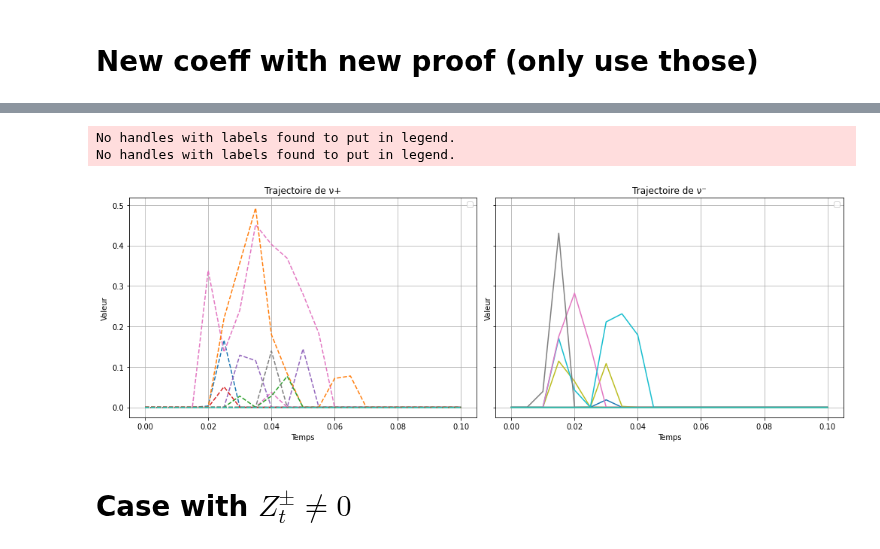
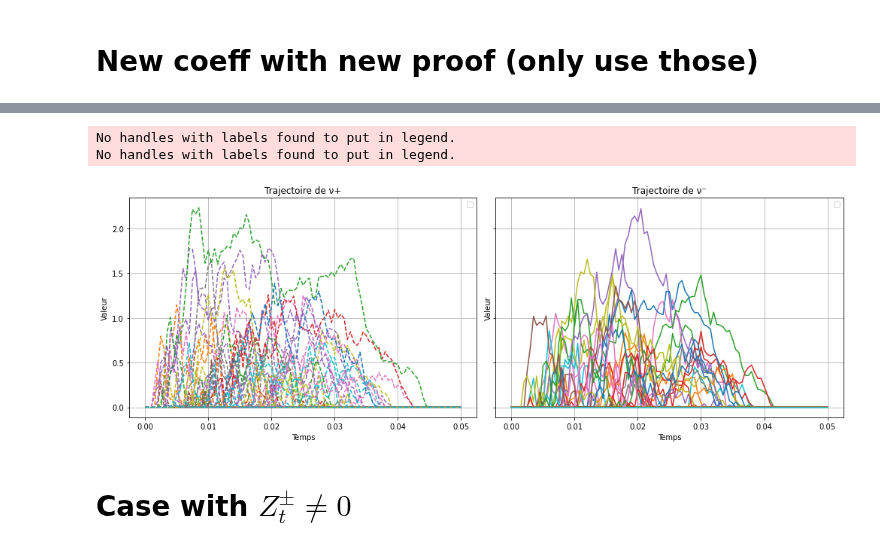
Before and after one commit to AdrienMathieu-eng/Nash-Equilibrium-, a Jupyter notebook: FBSDE_system.ipynb, the cells around one changed output, grey strips where cells are left out. Cells and saved outputs as stored; diff of their text form; code cells hidden in the pictures.

```diff
--- a/FBSDE_system.ipynb
+++ b/FBSDE_system.ipynb
@@ -68,16 +68,18 @@ print(test_params())
 # %% [markdown]
 # New coeff with new proof (only use those)
 # %%
-Kappa = .1
-KKappa = .1
+Kappa = .00001
+KKappa = .00001
 K = 1
 B = 1 / (2 * K * (1 - K * KKappa))
 Beta = (1-2*K*KKappa)*B
 Zeta = 1
 Phi_I = Phi_M = 0
 Alpha_I = Alpha_M = 0
-Eta  = .1
-T = 0.1
-N = 20
+Eta  =.1
+T = .05
+N = 100
 SIG = 5
+Kappa_a = 5
 d = (1/(2*Kappa)/(1+B/(2*Kappa)))
+print(B*K,Beta*Zeta)
@@ -155,7 +161,7 @@ def compute_loss(Y_I_T,Y_M_T,Q_I_T,Q_M_T,alpha_I=Alpha_I,alpha_M=Alpha_M):
     target_M = - 2*alpha_M*Q_M_T
     return torch.mean((Y_I_T - target_I) ** 2 + (Y_M_T - target_M)**2)
 # %%
-def train(Z_nets, Y0_I,Y0_M, Q0_I, Q0_M, b_QI, b_QM, b_YI, b_YM,T, N, num_steps=1000, batch_size=100):
+def train(Z_nets, Y0_I,Y0_M, Q0_I, Q0_M, b_QI, b_QM, b_YI, b_YM,T, N, num_steps=100, batch_size=100):
     optimizer = torch.optim.Adam(
         [{'params': net.parameters()} for net_list in Z_nets for net in net_list] + [{'params': [Y0_I,Y0_M]}],
         lr=1e-3
@@ -216,11 +222,11 @@ def b_QM(y_I, y_M, beta=Beta, k=K, kappa=Kappa, zeta=Zeta,b=B,kappa_u = KKappa):
     )
     return k*b*(left-right) + 2*k**2*b*y_M  - (left - right)
 
-def b_YI(q_I, alpha, phi_I=Phi_I):
-    return 2 * phi_I * q_I - alpha
+def b_YI(q_I, alpha, phi_I=Phi_I,kappa_a = Kappa_a):
+    return 2 * phi_I * q_I - alpha*kappa_a
 
-def b_YM(q_M, alpha, phi_M=Phi_M):
-    return 2 * phi_M * q_M - alpha
+def b_YM(q_M, alpha, phi_M=Phi_M,kappa_a = Kappa_a):
+    return 2 * phi_M * q_M - alpha*kappa_a
 # %%
 # Initialisation
 dim_q_I = 1
@@ -382,8 +411,8 @@ def plot_nu_trajectories(Q_I, Q_M, Y_I, Y_M, alpha, T, N, batch_indices):
             #tilde_c = -B*(1 - 2*K*KKappa)*Zeta - Y_I_vals[t] + B*K*Y_M_vals[t]
 
             #True parms:
-            c = -B*(1-2*K*KKappa)*Zeta + (1-B*K)*alpha_vals[t]*(1-np.exp(-(T-time_grid[t])))/Eta
-            tilde_c = -B*(1-2*K*KKappa)*Zeta- (1-B*K)*alpha_vals[t]*(1-np.exp(-(T-time_grid[t])))/Eta
+            c = -B*(1-2*K*KKappa)*Zeta + Kappa_a*(1-B*K)*alpha_vals[t]*(1-np.exp(-(T-time_grid[t])))/Eta
+            tilde_c = -B*(1-2*K*KKappa)*Zeta- Kappa_a*(1-B*K)*alpha_vals[t]*(1-np.exp(-(T-time_grid[t])))/Eta
             nu_plus.append((c/(2*Kappa))/(B/(2*Kappa)+1) if c > 0 else 0)
             nu_minus.append((tilde_c/(2*Kappa))/(B/(2*Kappa)+1) if tilde_c > 0 else 0)
 
@@ -406,34 +435,34 @@ def plot_nu_trajectories(Q_I, Q_M, Y_I, Y_M, alpha, T, N, batch_indices):
 
     plt.tight_layout()
     plt.show()
 
 
     for batch_idx in batch_indices:
         Q_I_vals = [Q_I[t][batch_idx].item() for t in range(N+1)]
         Q_M_vals = [Q_M[t][batch_idx].item() for t in range(N+1)]
         Y_I_vals = [Y_I[t][batch_idx].item() for t in range(N+1)]
         Y_M_vals = [Y_M[t][batch_idx].item() for t in range(N+1)]
         alpha_vals = [alpha[t][batch_idx].item() for t in range(N+1)]
 
 # Fonction principale
 def plot_after_training(batch_size=100, batch_indices=[0, 1, 2, 3, 4]):
     Q_I, Q_M, Y_I, Y_M, _, _, _, _, alpha = simulate_trajectory(
         Q0_I.expand(batch_size, -1),
         Q0_M.expand(batch_size, -1),
         Y0_I.expand(batch_size, -1),
         Y0_M.expand(batch_size, -1),
         Z_nets, b_QI, b_QM, b_YI, b_YM,
         T, N, dW_S, dW_A
     )
 
     plot_nu_trajectories(Q_I, Q_M, Y_I, Y_M, alpha, T, N, batch_indices)
 
 # Appel de la fonction
 plot_after_training(batch_size=100, batch_indices=[k for k in range(100)])
 # %% [output]
 No handles with labels found to put in legend.
 No handles with labels found to put in legend.
-[figure, old version]
+[figure, new version]
 # %% [markdown]
 # Case with $Z_t^\pm \neq 0$
 # %%
```
Also changed, not shown: parts of 7 cells of this notebook.
